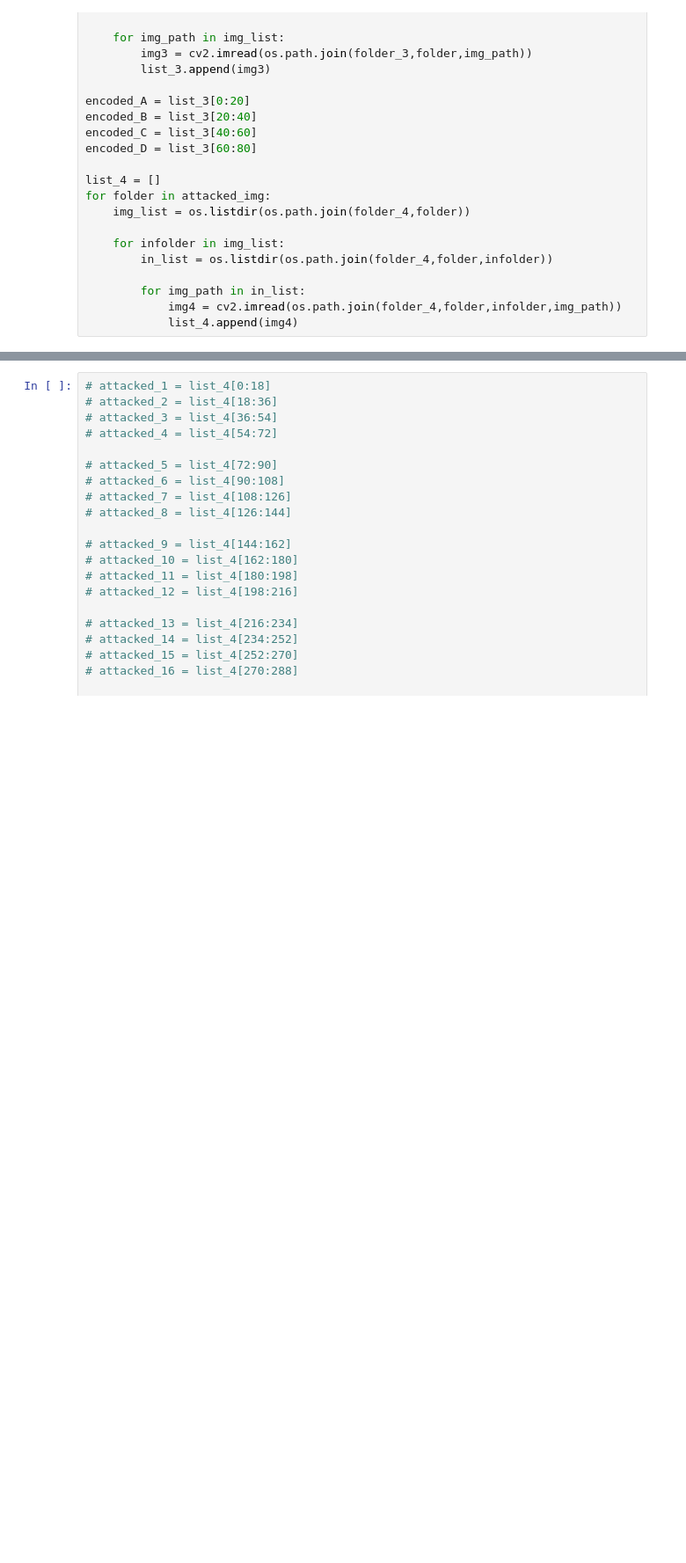
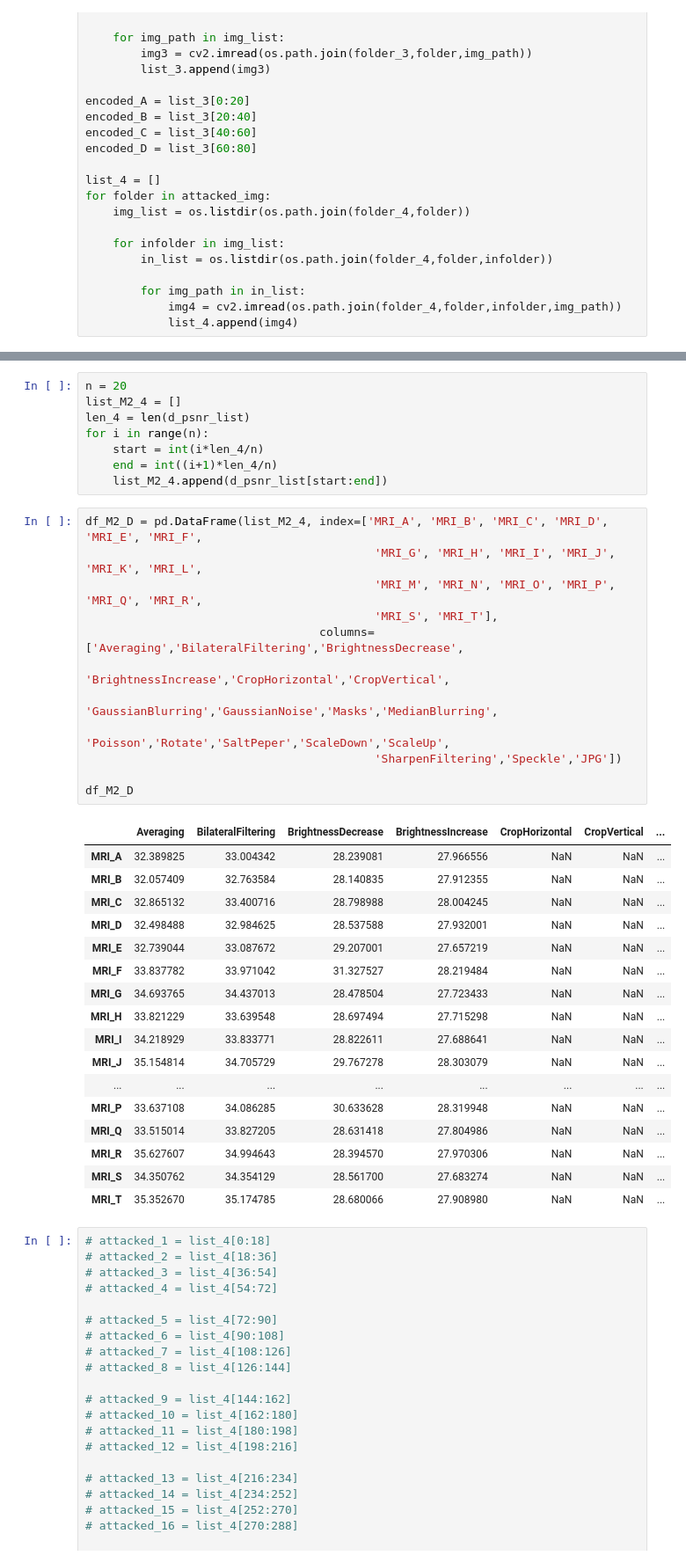
Before and after one commit to wyewlee/IP-Ass-Medical-Image-Watermarking, a Jupyter notebook: PSNR.ipynb, the cells around one changed output, grey strips where cells are left out. Shown: that part at 88% size. Drawn from its saved outputs; the diff is of its cells as text; blank space fills up the shorter version.

```diff
--- a/PSNR.ipynb
+++ b/PSNR.ipynb
@@ -343,3 +327,41 @@ d_psnr_list
+# %%
+n = 20
+list_M2_4 = []
+len_4 = len(d_psnr_list)
+for i in range(n):
+    start = int(i*len_4/n)
+    end = int((i+1)*len_4/n)
+    list_M2_4.append(d_psnr_list[start:end])
+# %%
+df_M2_D = pd.DataFrame(list_M2_4, index=['MRI_A', 'MRI_B', 'MRI_C', 'MRI_D', 'MRI_E', 'MRI_F',
+                                          'MRI_G', 'MRI_H', 'MRI_I', 'MRI_J', 'MRI_K', 'MRI_L',
+                                          'MRI_M', 'MRI_N', 'MRI_O', 'MRI_P', 'MRI_Q', 'MRI_R',
+                                          'MRI_S', 'MRI_T'],
+                                  columns=['Averaging','BilateralFiltering','BrightnessDecrease',
+                                          'BrightnessIncrease','CropHorizontal','CropVertical',
+                                          'GaussianBlurring','GaussianNoise','Masks','MedianBlurring',
+                                          'Poisson','Rotate','SaltPeper','ScaleDown','ScaleUp',
+                                          'SharpenFiltering','Speckle','JPG'])
+
+df_M2_D
+# %% [output]
+|  | Averaging | BilateralFiltering | BrightnessDecrease | BrightnessIncrease | CropHorizontal | CropVertical | ... |
+| MRI_A | 32.389825 | 33.004342 | 28.239081 | 27.966556 | NaN | NaN | ... |
+| MRI_B | 32.057409 | 32.763584 | 28.140835 | 27.912355 | NaN | NaN | ... |
+| MRI_C | 32.865132 | 33.400716 | 28.798988 | 28.004245 | NaN | NaN | ... |
+| MRI_D | 32.498488 | 32.984625 | 28.537588 | 27.932001 | NaN | NaN | ... |
+| MRI_E | 32.739044 | 33.087672 | 29.207001 | 27.657219 | NaN | NaN | ... |
+| MRI_F | 33.837782 | 33.971042 | 31.327527 | 28.219484 | NaN | NaN | ... |
+| MRI_G | 34.693765 | 34.437013 | 28.478504 | 27.723433 | NaN | NaN | ... |
+| MRI_H | 33.821229 | 33.639548 | 28.697494 | 27.715298 | NaN | NaN | ... |
+| MRI_I | 34.218929 | 33.833771 | 28.822611 | 27.688641 | NaN | NaN | ... |
+| MRI_J | 35.154814 | 34.705729 | 29.767278 | 28.303079 | NaN | NaN | ... |
+| ... | ... | ... | ... | ... | ... | ... | ... |
+| MRI_P | 33.637108 | 34.086285 | 30.633628 | 28.319948 | NaN | NaN | ... |
+| MRI_Q | 33.515014 | 33.827205 | 28.631418 | 27.804986 | NaN | NaN | ... |
+| MRI_R | 35.627607 | 34.994643 | 28.394570 | 27.970306 | NaN | NaN | ... |
+| MRI_S | 34.350762 | 34.354129 | 28.561700 | 27.683274 | NaN | NaN | ... |
+| MRI_T | 35.352670 | 35.174785 | 28.680066 | 27.908980 | NaN | NaN | ... |
 # %%
 # attacked_1 = list_4[0:18]
 # attacked_2 = list_4[18:36]
```
Also changed, not shown: parts of 17 cells of this notebook.
